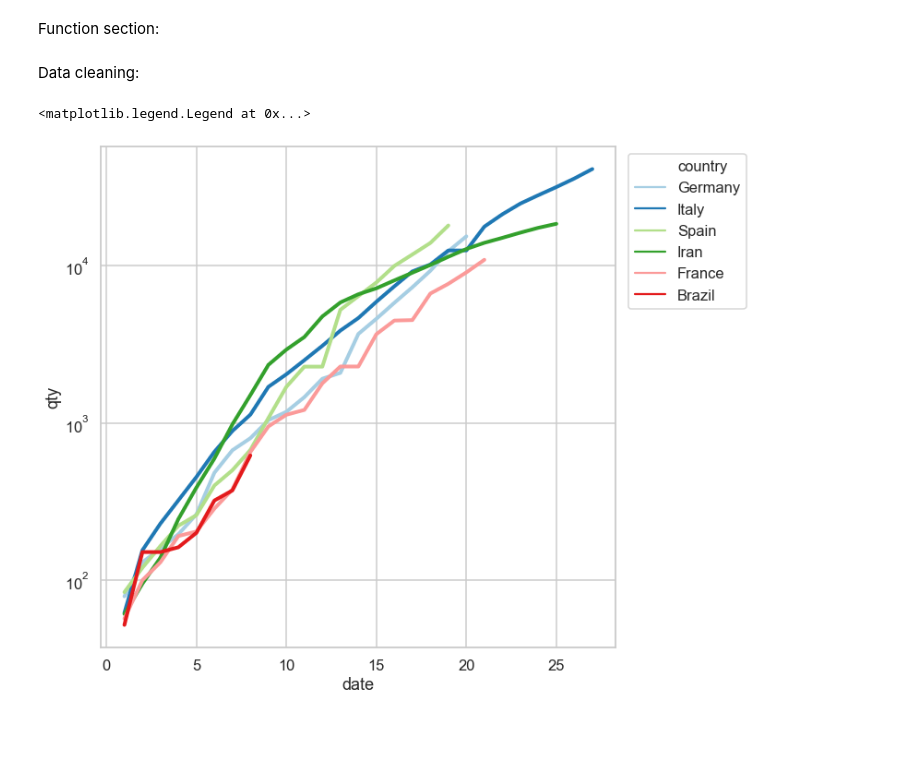
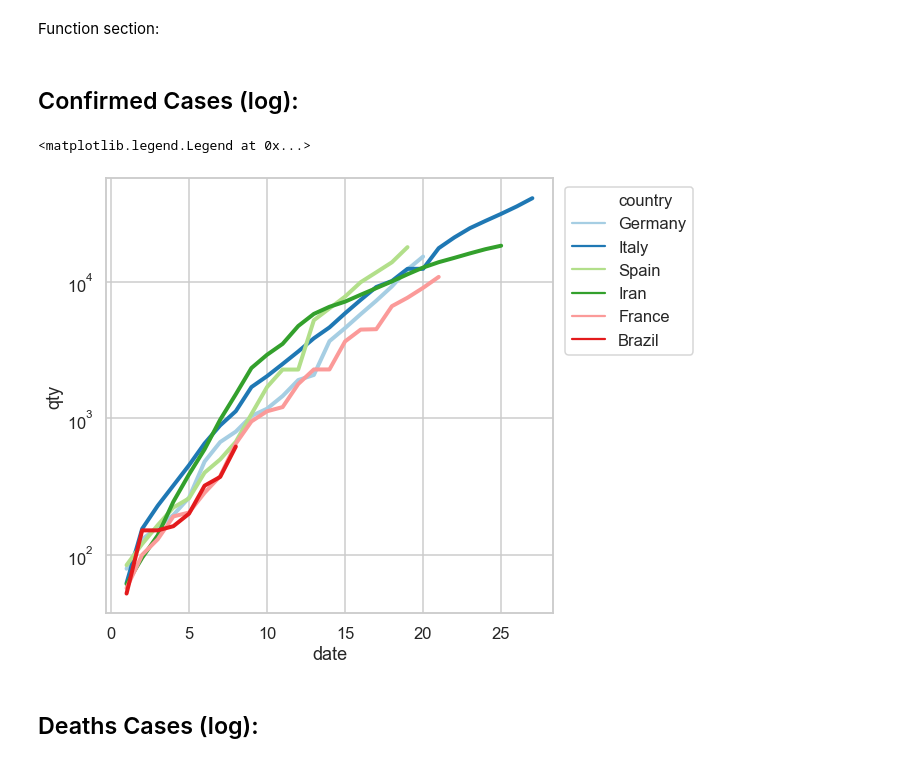
Before and after one commit to lcscarvalho/brazil-covid-19, a Jupyter notebook: brazil-covid-19.ipynb, the cells around one changed output. Drawn from its saved outputs; the diff is of its cells as text; code cells hidden in the pictures; blank space fills up the shorter version.

```diff
--- a/brazil-covid-19.ipynb
+++ b/brazil-covid-19.ipynb
@@ -17,3 +12,10 @@ today_minimum_number_of_cases_to_analize = 10000
+# %%
+url_confirmed = 'https://raw.githubusercontent.com/CSSEGISandData/COVID-19/master/csse_covid_19_data/csse_covid_19_time_series/time_series_19-covid-Confirmed.csv'
+url_deaths = 'https://raw.githubusercontent.com/CSSEGISandData/COVID-19/master/csse_covid_19_data/csse_covid_19_time_series/time_series_19-covid-Deaths.csv'
+url_recovered = 'https://raw.githubusercontent.com/CSSEGISandData/COVID-19/master/csse_covid_19_data/csse_covid_19_time_series/time_series_19-covid-Recovered.csv'
+minimum_confirmed_cases_to_analize =10000
+minimum_deaths_cases_to_analize = 500
+minimum_recovered_cases_to_analize = 200
 # %% [markdown]
 Configs section:
 # %%
@@ -31,33 +33,33 @@ def replace_less_than_with_nan(dataframe, less_than):
     return dataframe
 
 def move_nans_to_right(dataframe):
-    df1 = dataframe.apply(lambda x: pandas.Series(x.dropna().values), axis=1)
-    #if possible different number of columns like original df is necessary reindex
-    df1 = df1.reindex(columns=range(len(dataframe.columns)))
-    #assign original columns names
-    df1.columns = dataframe.columns
-    return df1
+    temp_dataframe = dataframe.apply(lambda x: pandas.Series(x.dropna().values), axis=1)
+    temp_dataframe = temp_dataframe.reindex(columns=range(len(dataframe.columns)))
+    temp_dataframe.columns = dataframe.columns
+    return temp_dataframe
-# %% [markdown]
-Data cleaning:
+# %% [markdown]
+## Confirmed Cases (log):
 # %%
-data = pandas.read_csv(url)
+data = pandas.read_csv(url_confirmed)
 data = data.drop(['Lat', 'Long','Province/State'], axis=1)
 data = data[~data['Country/Region'].str.contains("China")]
 brazil_data = data[data["Country/Region"].str.match('Brazil')]
-data = data[data[data.columns[-1]] > today_minimum_number_of_cases_to_analize]
+data = data[data[data.columns[-1]] > minimum_confirmed_cases_to_analize]
 data = data.append(brazil_data, ignore_index=True)
 data = data.rename(columns={ data.columns[0]: "country" })
 
 data = replace_less_than_with_nan(data, 50)
 data = move_nans_to_right(data)
-data = data.rename(columns={x:y for x,y in zip(data.columns,range(0,len(data.columns)))})
+data.rename(columns={x:y for x,y in zip(data.columns,range(0,len(data.columns)))}, inplace = True)
 data.rename(columns={ data.columns[0]: "country" }, inplace = True)
 data = data.melt(id_vars=['country'], var_name='date', value_name='qty')
 
-fig, ax = pyplot.subplots(figsize=(10,10))
+fig, ax = pyplot.subplots(figsize=(8,8))
 ax.set(yscale="log")
 lineplot = seaborn.lineplot(x="date", y="qty", data=data, hue="country", linewidth=4, palette="Paired")
 pyplot.legend(bbox_to_anchor=(1.01, 1), loc=2)
 # %% [output]
 <matplotlib.legend.Legend at 0x...>
-[figure, old version]
+[figure, new version]
+# %% [markdown]
+## Deaths Cases (log):
```
Also changed, not shown: parts of 11 cells of this notebook.
